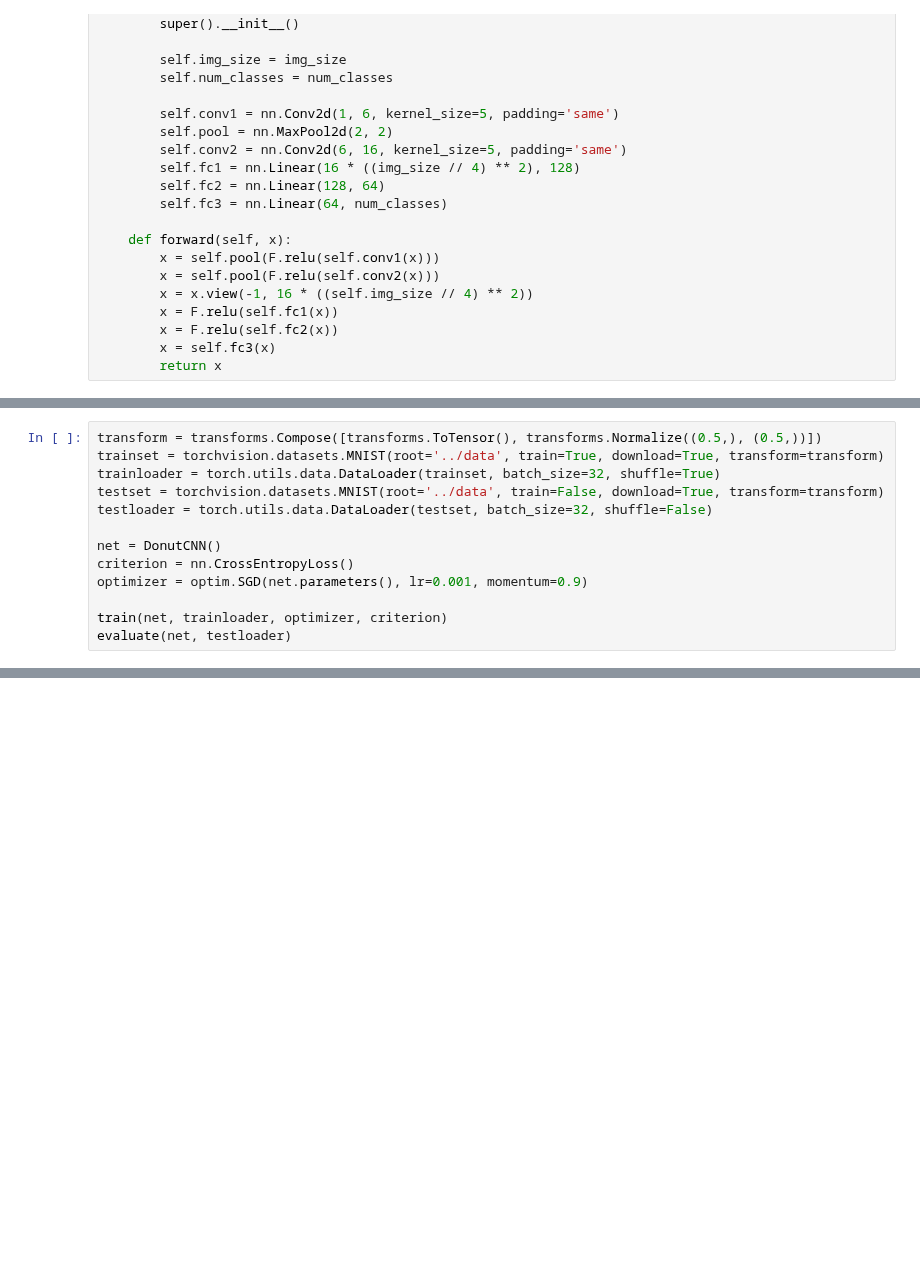
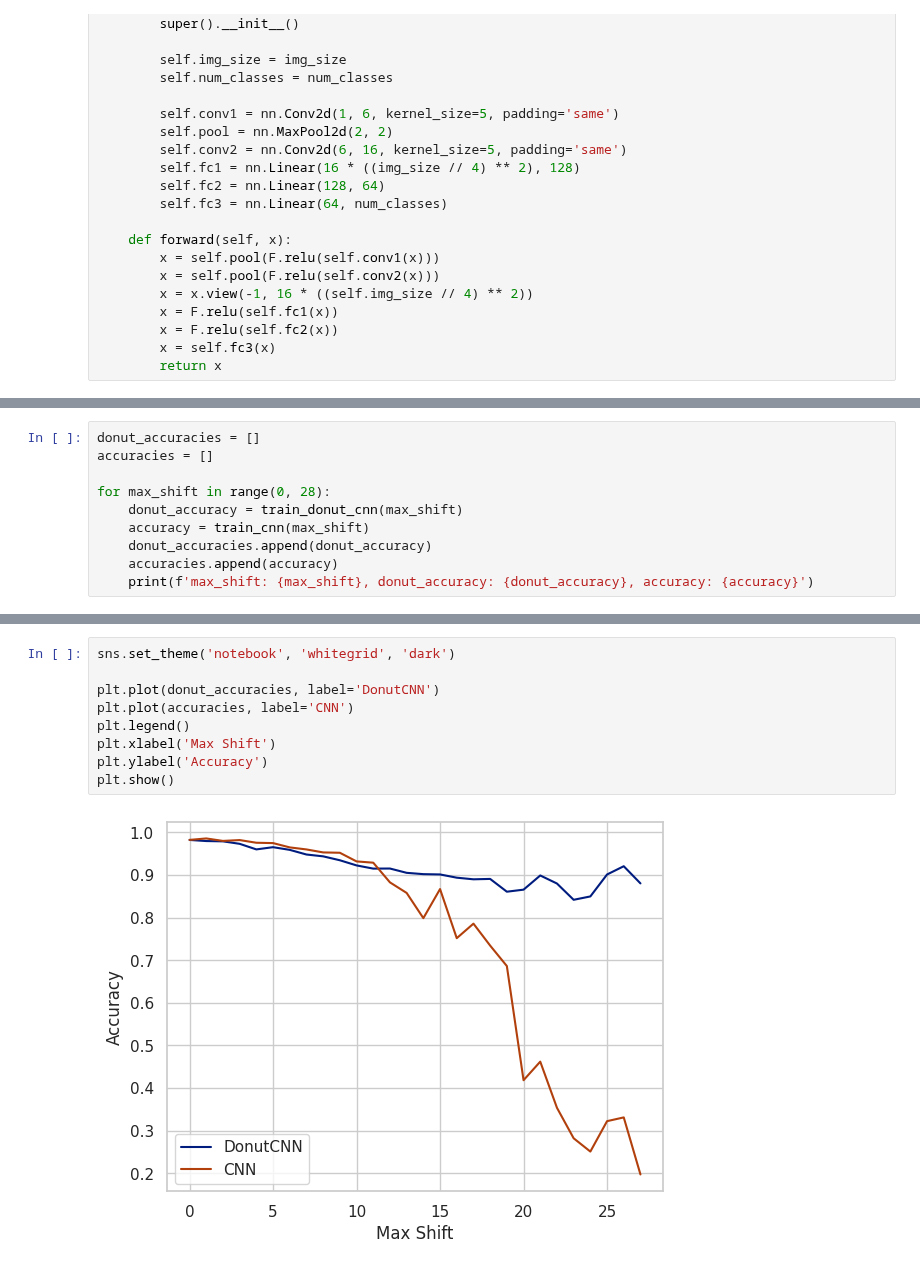
Before and after one commit to TimBerti/donut-augmentation, a Jupyter notebook: notebooks/donut_cnn.ipynb, the cells around one changed output, grey strips where cells are left out. Saved outputs shown, nothing was run; the diff lists cells and outputs as text; blank space fills up the shorter version.

```diff
--- a/notebooks/donut_cnn.ipynb
+++ b/notebooks/donut_cnn.ipynb
@@ -103,13 +106,0 @@ def evaluate(net, testloader):
-# %%
-transform = transforms.Compose([transforms.ToTensor(), transforms.Normalize((0.5,), (0.5,))])
-trainset = torchvision.datasets.MNIST(root='../data', train=True, download=True, transform=transform)
-trainloader = torch.utils.data.DataLoader(trainset, batch_size=32, shuffle=True)
-testset = torchvision.datasets.MNIST(root='../data', train=False, download=True, transform=transform)
-testloader = torch.utils.data.DataLoader(testset, batch_size=32, shuffle=False)
-
-net = DonutCNN()
-criterion = nn.CrossEntropyLoss()
-optimizer = optim.SGD(net.parameters(), lr=0.001, momentum=0.9)
-
-train(net, trainloader, optimizer, criterion)
-evaluate(net, testloader)
@@ -133,0 +161,10 @@ Accuracy of the network on the 10000 test images: 98 %
+# %%
+donut_accuracies = []
+accuracies = []
+
+for max_shift in range(0, 28):
+    donut_accuracy = train_donut_cnn(max_shift)
+    accuracy = train_cnn(max_shift)
+    donut_accuracies.append(donut_accuracy)
+    accuracies.append(accuracy)
+    print(f'max_shift: {max_shift}, donut_accuracy: {donut_accuracy}, accuracy: {accuracy}')
@@ -133,0 +189,11 @@ Accuracy of the network on the 10000 test images: 98 %
+# %%
+sns.set_theme('notebook', 'whitegrid', 'dark')
+
+plt.plot(donut_accuracies, label='DonutCNN')
+plt.plot(accuracies, label='CNN')
+plt.legend()
+plt.xlabel('Max Shift')
+plt.ylabel('Accuracy')
+plt.show()
+# %% [output]
+[figure, added]
```
Also changed, not shown: parts of 5 cells of this notebook, 6 other files.
